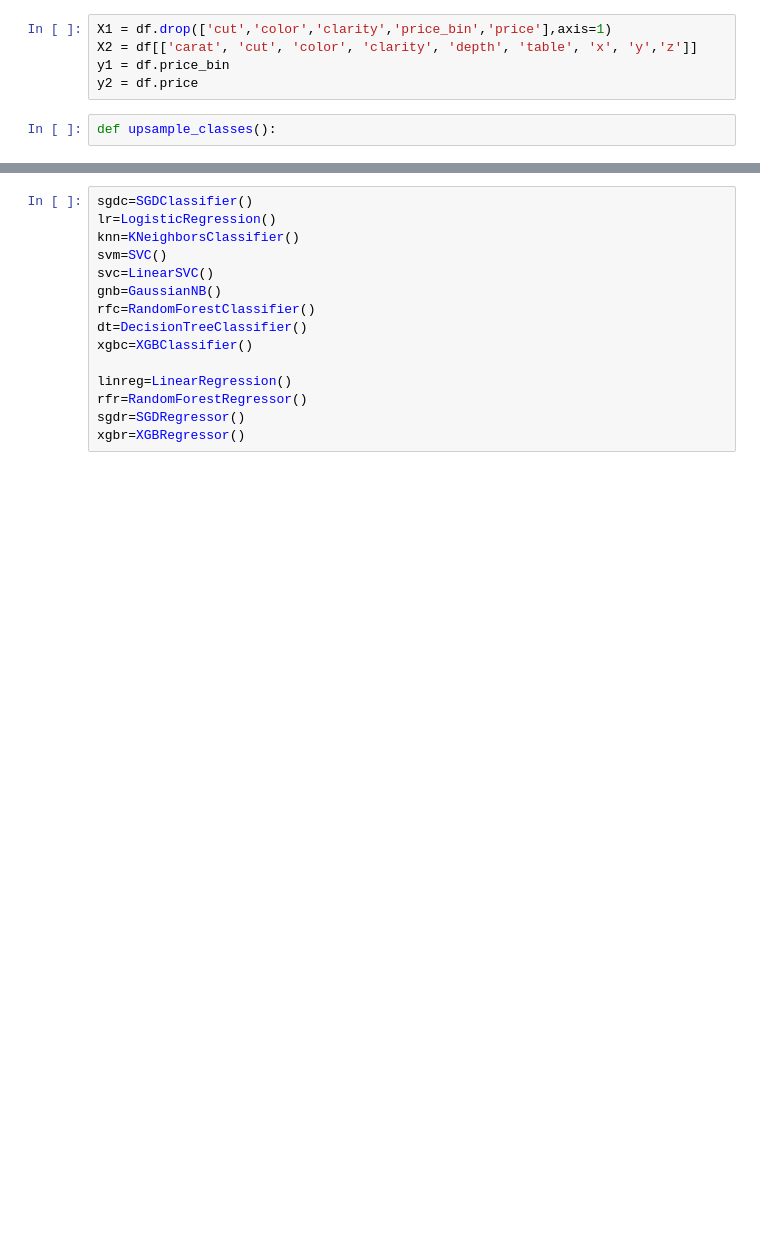
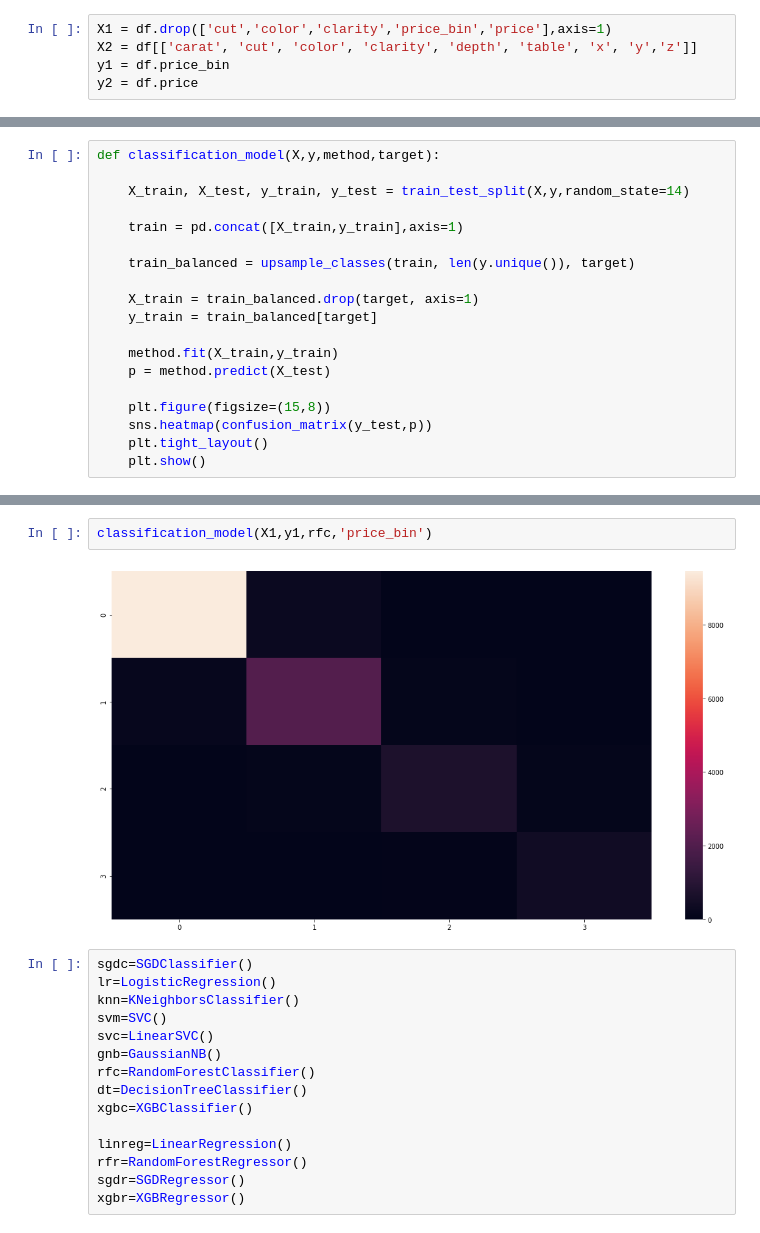
Before and after one commit to ArielJosephCohen/diamonds, a Jupyter notebook: first_model.ipynb, the cells around one changed output, grey strips where cells are left out. Cells and saved outputs as stored; diff of their text form; blank space fills up the shorter version.

```diff
--- a/first_model.ipynb
+++ b/first_model.ipynb
@@ -290,5 +292,3 @@ X1 = df.drop(['cut','color','clarity','price_bin','price'],axis=1)
 X2 = df[['carat', 'cut', 'color', 'clarity', 'depth', 'table', 'x', 'y','z']]
 y1 = df.price_bin
 y2 = df.price
-# %%
-def upsample_classes():
@@ -299,0 +353,19 @@ y1.value_counts().plot(kind='bar')
+# %%
+def classification_model(X,y,method,target):
+
+    X_train, X_test, y_train, y_test = train_test_split(X,y,random_state=14)
+
+    train = pd.concat([X_train,y_train],axis=1)
+
+    train_balanced = upsample_classes(train, len(y.unique()), target)
+
+    X_train = train_balanced.drop(target, axis=1)
+    y_train = train_balanced[target]
+
+    method.fit(X_train,y_train)
+    p = method.predict(X_test)
+
+    plt.figure(figsize=(15,8))
+    sns.heatmap(confusion_matrix(y_test,p))
+    plt.tight_layout()
+    plt.show()
@@ -300,3 +383,7 @@ y1.value_counts().plot(kind='bar')
+# %%
+classification_model(X1,y1,rfc,'price_bin')
+# %% [output]
+[figure, added]
 # %%
 sgdc=SGDClassifier()
 lr=LogisticRegression()
```
Also changed, not shown: parts of 8 cells of this notebook.
